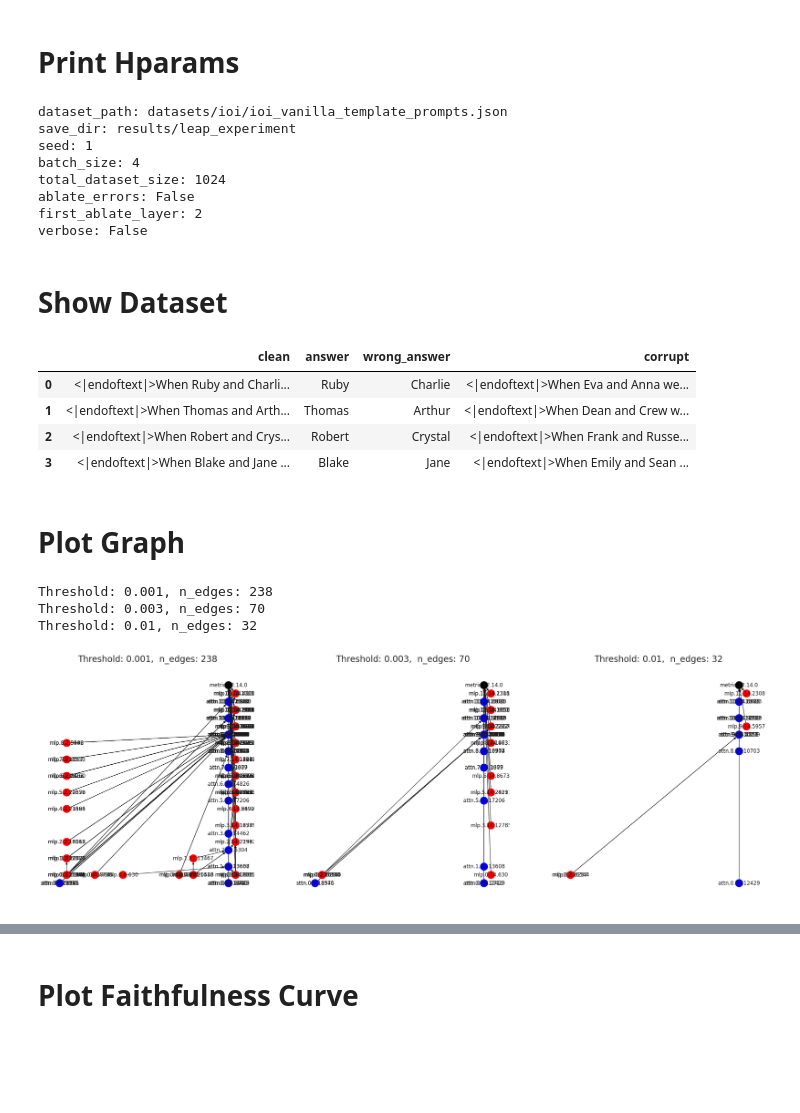
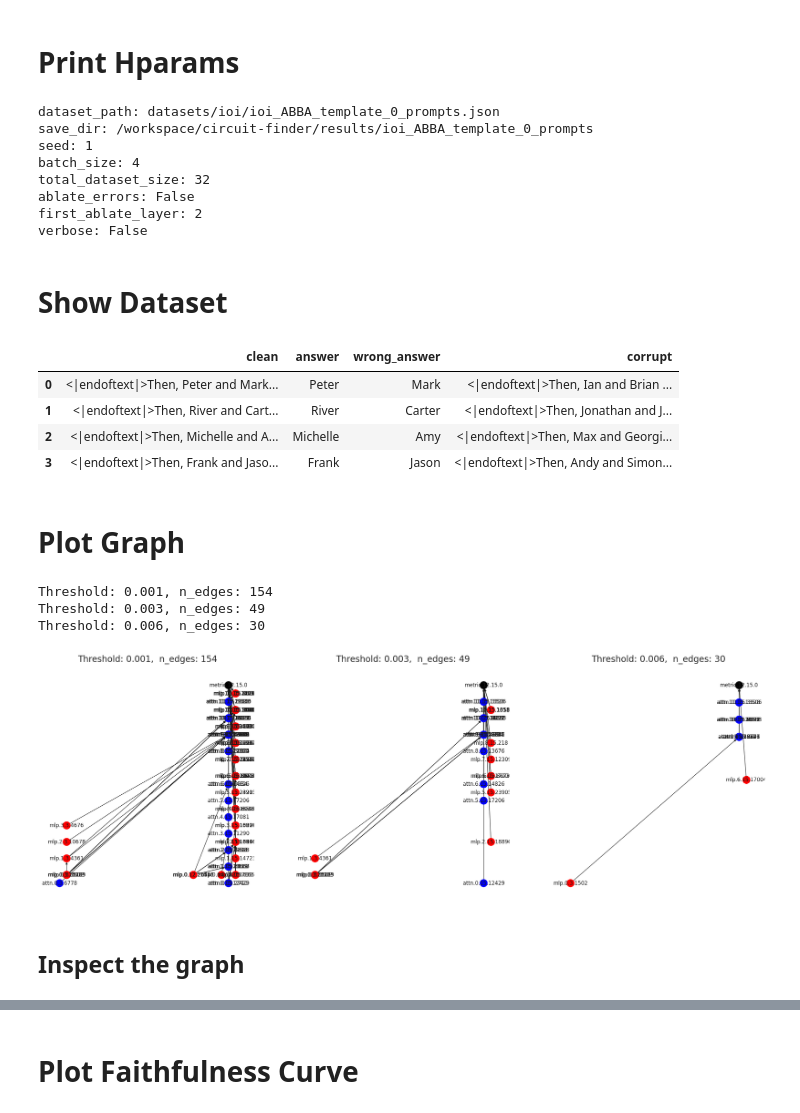
Before and after one commit to dtch1997/circuit-finder, a Jupyter notebook: circuit_finder/experiments/viz_leap_experiment_results.ipynb, the cells around one changed output, grey strips where cells are left out. Cells and saved outputs as stored; diff of their text form; code cells hidden in the pictures; blank space fills up the shorter version.

```diff
--- a/circuit_finder/experiments/viz_leap_experiment_results.ipynb
+++ b/circuit_finder/experiments/viz_leap_experiment_results.ipynb
@@ -1,25 +1,26 @@
 # %%
 import json
 import sys
-sys.path.append('/root/circuit-finder')
+
+sys.path.append("/root/circuit-finder")
 from circuit_finder.patching.eap_graph import EAPGraph
 from circuit_finder.constants import ProjectDir
 from circuit_finder.plotting import show_attrib_graph
 
-results_dir = ProjectDir / "results/leap_experiment"
+results_dir = ProjectDir / "results" / "ioi_ABBA_template_0_prompts" / "batch_0"
+assert results_dir.exists()
 # %% [markdown]
 # Print Hparams
 # %%
-
 config = json.load(open(results_dir / "config.json"))
 for key, value in config.items():
     print(f"{key}: {value}")
 # %% [output]
-dataset_path: datasets/ioi/ioi_vanilla_template_prompts.json
-save_dir: results/leap_experiment
+dataset_path: datasets/ioi/ioi_ABBA_template_0_prompts.json
+save_dir: /workspace/circuit-finder/results/ioi_ABBA_template_0_prompts
 seed: 1
 batch_size: 4
-total_dataset_size: 1024
+total_dataset_size: 32
 ablate_errors: False
 first_ablate_layer: 2
 verbose: False
@@ -37,39 +38,41 @@ df = pd.DataFrame(dataset)
 df.head()
 # %% [output]
 |  | clean | answer | wrong_answer | corrupt |
-| 0 | <|endoftext|>When Ruby and Charli... | Ruby | Charlie | <|endoftext|>When Eva and Anna we... |
-| 1 | <|endoftext|>When Thomas and Arth... | Thomas | Arthur | <|endoftext|>When Dean and Crew w... |
-| 2 | <|endoftext|>When Robert and Crys... | Robert | Crystal | <|endoftext|>When Frank and Russe... |
-| 3 | <|endoftext|>When Blake and Jane ... | Blake | Jane | <|endoftext|>When Emily and Sean ... |
+| 0 | <|endoftext|>Then, Peter and Mark... | Peter | Mark | <|endoftext|>Then, Ian and Brian ... |
+| 1 | <|endoftext|>Then, River and Cart... | River | Carter | <|endoftext|>Then, Jonathan and J... |
+| 2 | <|endoftext|>Then, Michelle and A... | Michelle | Amy | <|endoftext|>Then, Max and Georgi... |
+| 3 | <|endoftext|>Then, Frank and Jaso... | Frank | Jason | <|endoftext|>Then, Andy and Simon... |
 # %% [markdown]
 # Plot Graph
 # %%
 import matplotlib.pyplot as plt
 
 fig, axs = plt.subplots(nrows=1, ncols=3, figsize=(30, 10))
 thresholds = [
     0.001,
     0.003,
-    0.01,
-    # 0.06
+    0.006,
+    # 0.06,
 ]
 
 for ax, threshold in zip(axs, thresholds):
     with open(results_dir / f"leap-graph_threshold={threshold}.json") as f:
         graph = EAPGraph.from_json(json.load(f))
 
     n_edges = len(graph.get_edges())
     print(f"Threshold: {threshold}, n_edges: {n_edges}")
     ax.set_title(f"Threshold: {threshold},  n_edges: {n_edges}", fontsize=20)
 
     if n_edges > 1000:
         continue
     show_attrib_graph(graph, ax=ax)
 
 
 fig.show()
 # %% [output]
-Threshold: 0.001, n_edges: 238
-Threshold: 0.003, n_edges: 70
-Threshold: 0.01, n_edges: 32
+Threshold: 0.001, n_edges: 154
+Threshold: 0.003, n_edges: 49
+Threshold: 0.006, n_edges: 30
-[figure, old version]
+[figure, new version]
+# %% [markdown]
+## Inspect the graph
```
Also changed, not shown: parts of 10 cells of this notebook, 1 other file.
